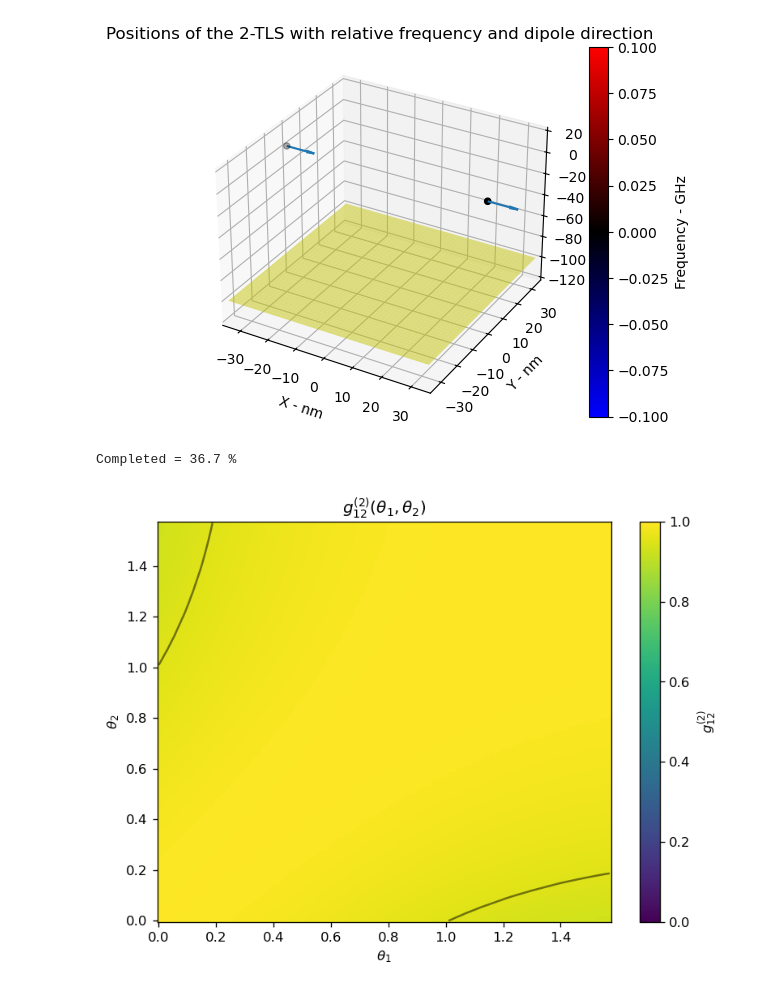
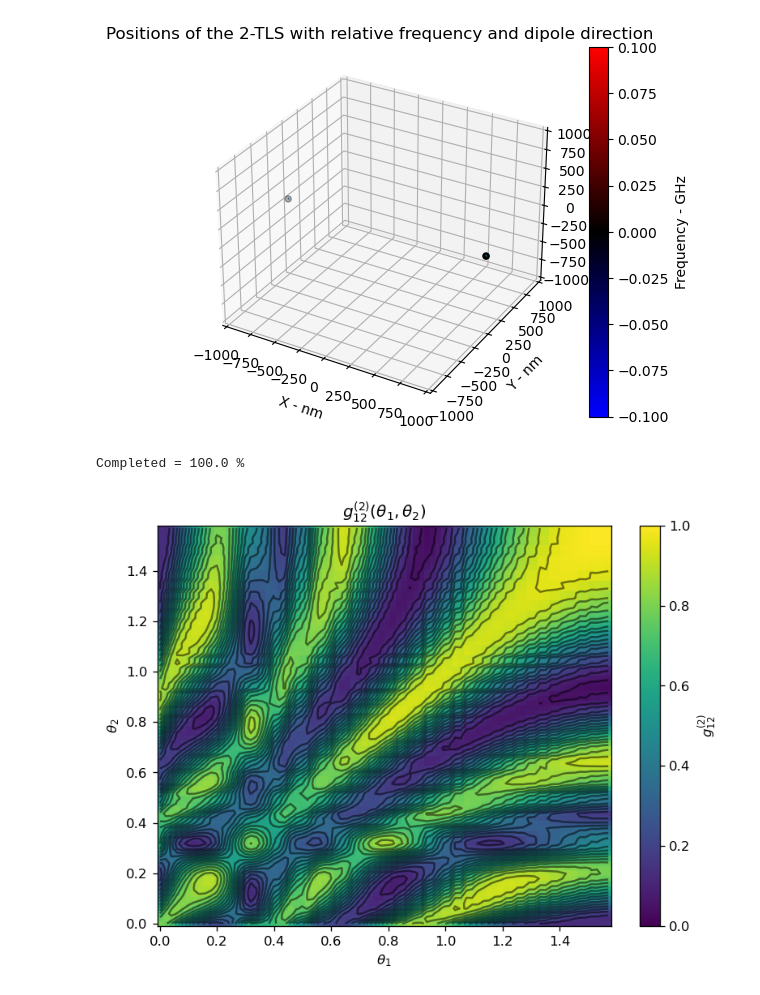
Before and after one commit to Daniele-PyBECTN/molecular_quantum_optics, a Jupyter notebook: Unresolved detection/notebooks/full_quantum/g3/g2_zeros.ipynb, the cells around one changed output. Cells and saved outputs as stored; diff of their text form; code cells hidden in the pictures.

```diff
--- a/Unresolved detection/notebooks/full_quantum/g3/g2_zeros.ipynb
+++ b/Unresolved detection/notebooks/full_quantum/g3/g2_zeros.ipynb
@@ -565,9 +565,9 @@ Ny = 1
 N_TLS = Nx*Ny
 
 
-l0 = 70
+l0 = 2000
 
-theta_NA = np.pi/10
+theta_NA = np.pi/50
 
 
 #R = ordered_chain(l0, N_TLS)
@@ -587,7 +587,7 @@ sx, sy, sz, s_ = spin_operators(N_TLS)
 Edd_ref = 0.0248 # kV/cm
                                     #include a golden substrate
 img_active = 1  #choose to use free space '==0' or half space '==1' dyadic Green function
-z0 = - 100     #position in nm of the conductinc plate (only if img_active == 1)
+z0 = - 20000     #position in nm of the conductinc plate (only if img_active == 1)
 
                                     # in GHz - detuning of the molecules with respect external pump, molecules losses, dipole-dipole reference scale
 gamma = .05  # homogeneous broadening, or Fourier limit linewidth
@@ -606,7 +606,7 @@ det0 = 0. #* np.sqrt(N_TLS)        #in Ghz
 Gam_p = .3                           #Incoherent pump strength
 
                                     #select orientation dipoles
-direction_dipole = 0    # x==0, y==1, z==2
+direction_dipole = 1    # x==0, y==1, z==2
 
                                     #define dipole moment axis of each TLS
 D = partially_random_dipoles(N_TLS, direction_dipole, 0.0)
@@ -652,11 +652,11 @@ Ltot += liouvillian(Heff, arr_jump_tot)
 
 rho_ss = steadystate(Ltot)
 # %% [output]
-[figure, old version]
+[figure, new version]
 # %%
-dist = lam0*100.
-theta = np.linspace( 0., 2.*np.pi, 150)
-phi = np.linspace(0, np.pi/2., 150)
+dist = lam0*40.
+theta = np.linspace( 0., 2.*np.pi, 80)
+phi = np.linspace(0, np.pi/2., 80)
 polar_Ex, polar_Ey, polar_Ez = polar_matrix_system_dyadic_field_amplitude( R, D, k0, N_TLS, theta, phi, dist, z0, img_active )
 
 @njit
@@ -688,10 +688,13 @@ arr_g2_1 = []
 arr_g2_2 = []
 arr_g2_12 = []
 
-
+maxI = np.amax(I_avg)
 
 vT1 = phi
 vT2 = phi
+
+P1 = 0
+P2 = 0
 
 count = 0
 for n_T1, T1 in enumerate(vT1):
@@ -700,7 +703,7 @@ for n_T1, T1 in enumerate(vT1):
     arr_g2_12_p = []
     for n_T2, T2 in enumerate(vT2):
 
-        M1_detect = I_avg[0,n_T1,:,:]
+        M1_detect = I_avg[ P1 , n_T1 ,:,:]
         m1_vals, m1_vecs = np.linalg.eig(M1_detect)
         idx = np.argsort(m1_vals)
         m1_vals = m1_vals[idx]
@@ -710,10 +713,11 @@ for n_T1, T1 in enumerate(vT1):
         for k, ek in enumerate(m1_vals):
             f1_op = s_[0]*0
             for n in range(len(m1_vals)):
-                f1_op += s_[n] * np.conj(m1_vecs[n,k]) * np.sqrt( ek/np.amax(np.abs(m1_vals)) )
+                #f1_op += s_[n] * np.conj(m1_vecs[n,k]) * np.sqrt( ek/np.amax(np.abs(m1_vals)) )
+                f1_op += s_[n] * np.conj(m1_vecs[n,k]) * np.sqrt( ek/maxI )
             f1_.append(f1_op)
 
-        M2_detect = I_avg[0,n_T2,:,:]
+        M2_detect = I_avg[ P2 , n_T2 ,:,:]
         m2_vals, m2_vecs = np.linalg.eig(M2_detect)
         idx = np.argsort(m2_vals)
         m2_vals = m2_vals[idx]
@@ -723,7 +727,8 @@ for n_T1, T1 in enumerate(vT1):
         for k, ek in enumerate(m2_vals):
             f2_op = s_[0]*0
             for n in range(len(m2_vals)):
-                f2_op += s_[n] * np.conj(m2_vecs[n,k]) * np.sqrt( ek/np.amax(np.abs(m2_vals)) )
+                #f2_op += s_[n] * np.conj(m2_vecs[n,k]) * np.sqrt( ek/np.amax(np.abs(m2_vals)) )
+                f2_op += s_[n] * np.conj(m2_vecs[n,k]) * np.sqrt( ek/maxI )
             f2_.append(f2_op)
 
 
@@ -745,6 +750,9 @@ for n_T1, T1 in enumerate(vT1):
                 C2 += expect( f2_[k1].dag()*f2_[k2].dag()*f2_[k2]*f2_[k1], rho_ss )
                 C12 += expect( f1_[k1].dag()*f2_[k2].dag()*f2_[k2]*f1_[k1], rho_ss )
 
+        chi = 0
+        chi_p = 0
+
         g2_1 = C1 / N1**2
         g2_2 = C2 / N2**2
         g2_12 = C12 / (N1*N2)
@@ -766,7 +774,7 @@ arr_g2_1 = np.asarray(arr_g2_1)
 arr_g2_2 = np.asarray(arr_g2_2)
 arr_g2_12 = np.asarray(arr_g2_12)
 # %% [output]
-Completed = 36.7 %
+Completed = 100.0 %
 # %%
 # Assume:
 # vT1, vT2 are 1D arrays of angles (e.g. in rad)
@@ -781,33 +789,33 @@ g2_norm = arr_g2_12
 
 # Choose color scale limits (adjust to your data)
 vmin = 0.0
 vmax = 1.
 
 # Main colormap
 Emap_plot = ax.pcolormesh(Theta1, Theta2, g2_norm,
                           cmap='viridis', vmin=vmin, vmax=vmax, shading='auto')
 
 # Contours
-contour_min = 0.0
-contour_max = 1.0
+contour_min = vmin
+contour_max = vmax
 contour_interval = 0.05
 levels = np.arange(contour_min, contour_max + contour_interval, contour_interval)
 
 contours = ax.contour(Theta1, Theta2, g2_norm,
                       levels=levels, colors='black', alpha=0.5)
 
 # Axis labels (θ in radians; change to degrees if you prefer)
 ax.set_xlabel(r'$\theta_1$')
 ax.set_ylabel(r'$\theta_2$')
 ax.set_title(r'$g^{(2)}_{12}(\theta_1, \theta_2)$')
 
 # Colorbar
 cbar = fig.colorbar(Emap_plot, ax=ax)
 cbar.set_label(r'$g^{(2)}_{12}$')
 
 plt.gcf().set_size_inches(170 / 25.4, 130 / 25.4)  # match your size style
 plt.tight_layout()
 # plt.savefig('g2_12_thetas.png', dpi=300)
 plt.show()
 # %% [output]
-[figure, old version]
+[figure, new version]
```
Also changed, not shown: 1 other file.
